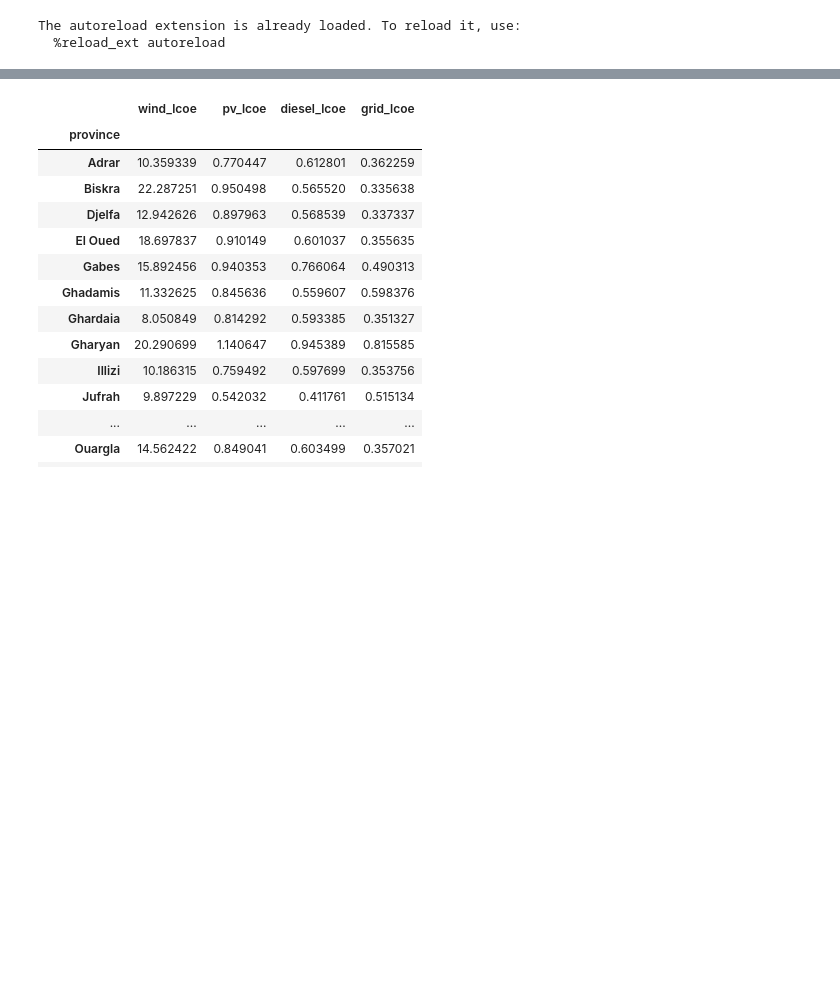
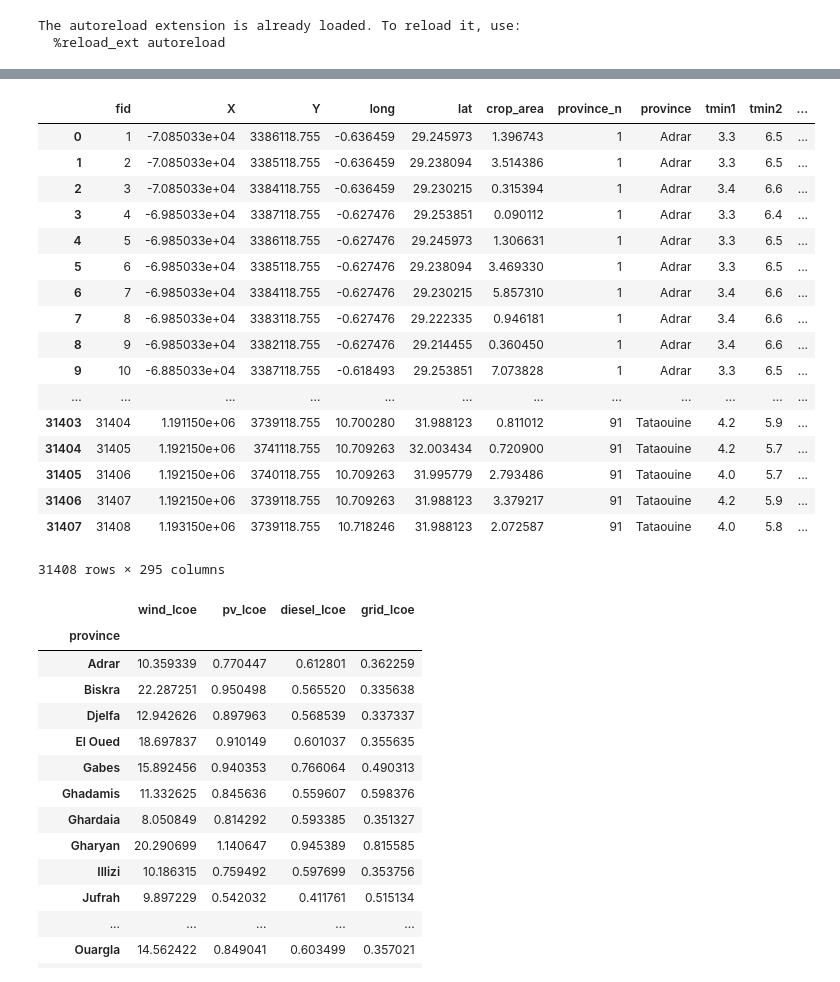
Before and after one commit to KTH-dESA/FAO, a Jupyter notebook: lcoe_runner.ipynb, the cells around one changed output, grey strips where cells are left out. Saved outputs shown, nothing was run; the diff lists cells and outputs as text; code cells hidden in the pictures; blank space fills up the shorter version.

```diff
--- a/lcoe_runner.ipynb
+++ b/lcoe_runner.ipynb
@@ -68,3 +55,24 @@ nwsas.get_lcoe()
+# %%
+nwsas.df
+# %% [output]
+|  | fid | X | Y | long | lat | crop_area | province_n | province | tmin1 | tmin2 | ... |
+| 0 | 1 | -7.085033e+04 | 3386118.755 | -0.636459 | 29.245973 | 1.396743 | 1 | Adrar | 3.3 | 6.5 | ... |
+| 1 | 2 | -7.085033e+04 | 3385118.755 | -0.636459 | 29.238094 | 3.514386 | 1 | Adrar | 3.3 | 6.5 | ... |
+| 2 | 3 | -7.085033e+04 | 3384118.755 | -0.636459 | 29.230215 | 0.315394 | 1 | Adrar | 3.4 | 6.6 | ... |
+| 3 | 4 | -6.985033e+04 | 3387118.755 | -0.627476 | 29.253851 | 0.090112 | 1 | Adrar | 3.3 | 6.4 | ... |
+| 4 | 5 | -6.985033e+04 | 3386118.755 | -0.627476 | 29.245973 | 1.306631 | 1 | Adrar | 3.3 | 6.5 | ... |
+| 5 | 6 | -6.985033e+04 | 3385118.755 | -0.627476 | 29.238094 | 3.469330 | 1 | Adrar | 3.3 | 6.5 | ... |
+| 6 | 7 | -6.985033e+04 | 3384118.755 | -0.627476 | 29.230215 | 5.857310 | 1 | Adrar | 3.4 | 6.6 | ... |
+| 7 | 8 | -6.985033e+04 | 3383118.755 | -0.627476 | 29.222335 | 0.946181 | 1 | Adrar | 3.4 | 6.6 | ... |
+| 8 | 9 | -6.985033e+04 | 3382118.755 | -0.627476 | 29.214455 | 0.360450 | 1 | Adrar | 3.4 | 6.6 | ... |
+| 9 | 10 | -6.885033e+04 | 3387118.755 | -0.618493 | 29.253851 | 7.073828 | 1 | Adrar | 3.3 | 6.5 | ... |
+| ... | ... | ... | ... | ... | ... | ... | ... | ... | ... | ... | ... |
+| 31403 | 31404 | 1.191150e+06 | 3739118.755 | 10.700280 | 31.988123 | 0.811012 | 91 | Tataouine | 4.2 | 5.9 | ... |
+| 31404 | 31405 | 1.192150e+06 | 3741118.755 | 10.709263 | 32.003434 | 0.720900 | 91 | Tataouine | 4.2 | 5.7 | ... |
+| 31405 | 31406 | 1.192150e+06 | 3740118.755 | 10.709263 | 31.995779 | 2.793486 | 91 | Tataouine | 4.0 | 5.7 | ... |
+| 31406 | 31407 | 1.192150e+06 | 3739118.755 | 10.709263 | 31.988123 | 3.379217 | 91 | Tataouine | 4.2 | 5.9 | ... |
+| 31407 | 31408 | 1.193150e+06 | 3739118.755 | 10.718246 | 31.988123 | 2.072587 | 91 | Tataouine | 4.0 | 5.8 | ... |
+31408 rows × 295 columns
 # %%
 nwsas.df['wind_lcoe'] = nwsas.technologies['Wind power'].df['lcoe']
 nwsas.df['pv_lcoe'] = nwsas.technologies['Solar PV'].df['lcoe']
```
Also changed, not shown: parts of 2 cells of this notebook, 3 other files.
